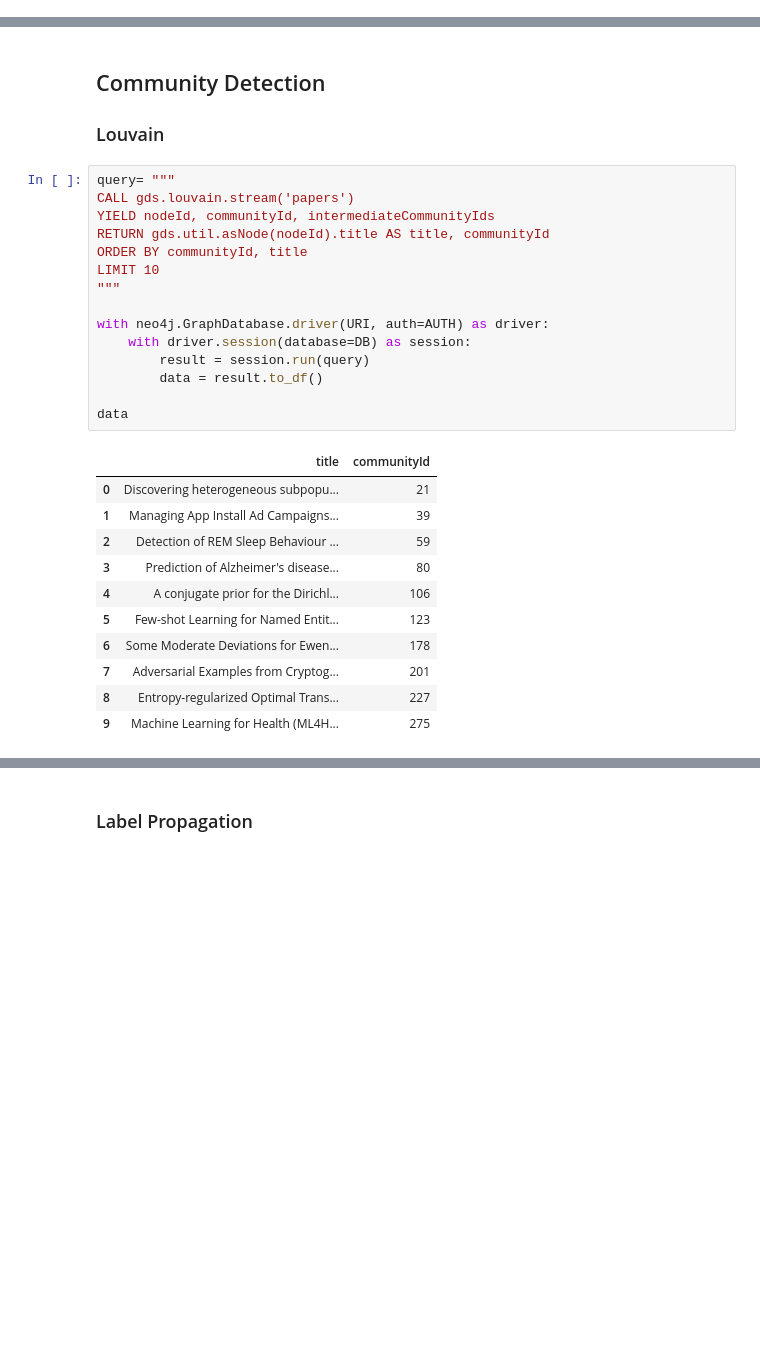
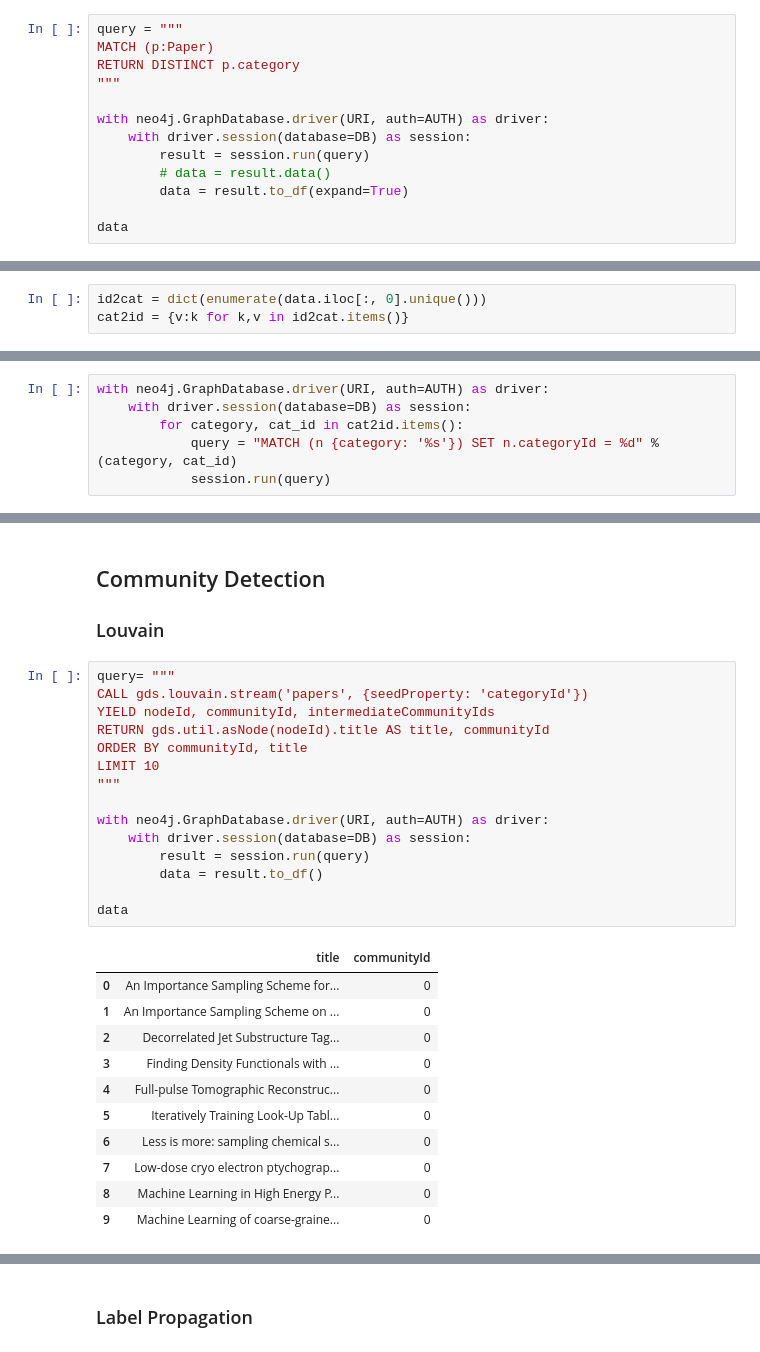
Before and after one commit to chris-santiago/graphml, a Jupyter notebook: notebooks/basic_explore.ipynb, the cells around one changed output, grey strips where cells are left out. Saved outputs shown, nothing was run; the diff lists cells and outputs as text; blank space fills up the shorter version.

Commit message:
use categories as community seeds

```diff
--- a/notebooks/basic_explore.ipynb
+++ b/notebooks/basic_explore.ipynb
@@ -88,0 +93,13 @@ This takes database and puts nodes/edges into working memory for use with `neo4j
+# %%
+query = """
+MATCH (p:Paper)
+RETURN DISTINCT p.category
+"""
+
+with neo4j.GraphDatabase.driver(URI, auth=AUTH) as driver:
+    with driver.session(database=DB) as session:
+        result = session.run(query)
+        # data = result.data()
+        data = result.to_df(expand=True)
+
+data
@@ -88,0 +120,3 @@ This takes database and puts nodes/edges into working memory for use with `neo4j
+# %%
+id2cat = dict(enumerate(data.iloc[:, 0].unique()))
+cat2id = {v:k for k,v in id2cat.items()}
@@ -88,0 +125,6 @@ This takes database and puts nodes/edges into working memory for use with `neo4j
+# %%
+with neo4j.GraphDatabase.driver(URI, auth=AUTH) as driver:
+    with driver.session(database=DB) as session:
+        for category, cat_id in cat2id.items():
+            query = "MATCH (n {category: '%s'}) SET n.categoryId = %d" % (category, cat_id)
+            session.run(query)
@@ -199,31 +243,31 @@ data
 ### Louvain
 # %%
 query= """
-CALL gds.louvain.stream('papers')
+CALL gds.louvain.stream('papers', {seedProperty: 'categoryId'})
 YIELD nodeId, communityId, intermediateCommunityIds
 RETURN gds.util.asNode(nodeId).title AS title, communityId
 ORDER BY communityId, title
 LIMIT 10
 """
 
 with neo4j.GraphDatabase.driver(URI, auth=AUTH) as driver:
     with driver.session(database=DB) as session:
         result = session.run(query)
         data = result.to_df()
 
 data
 # %% [output]
 |  | title | communityId |
-| 0 | Discovering heterogeneous subpopu... | 21 |
-| 1 | Managing App Install Ad Campaigns... | 39 |
-| 2 | Detection of REM Sleep Behaviour ... | 59 |
-| 3 | Prediction of Alzheimer's disease... | 80 |
-| 4 | A conjugate prior for the Dirichl... | 106 |
-| 5 | Few-shot Learning for Named Entit... | 123 |
-| 6 | Some Moderate Deviations for Ewen... | 178 |
-| 7 | Adversarial Examples from Cryptog... | 201 |
-| 8 | Entropy-regularized Optimal Trans... | 227 |
-| 9 | Machine Learning for Health (ML4H... | 275 |
+| 0 | An Importance Sampling Scheme for... | 0 |
+| 1 | An Importance Sampling Scheme on ... | 0 |
+| 2 | Decorrelated Jet Substructure Tag... | 0 |
+| 3 | Finding Density Functionals with ... | 0 |
+| 4 | Full-pulse Tomographic Reconstruc... | 0 |
+| 5 | Iteratively Training Look-Up Tabl... | 0 |
+| 6 | Less is more: sampling chemical s... | 0 |
+| 7 | Low-dose cryo electron ptychograp... | 0 |
+| 8 | Machine Learning in High Energy P... | 0 |
+| 9 | Machine Learning of coarse-graine... | 0 |
 # %%
 query= """
 CALL gds.louvain.stats('papers')
```
Also changed, not shown: parts of 18 cells of this notebook, 7 other files.
